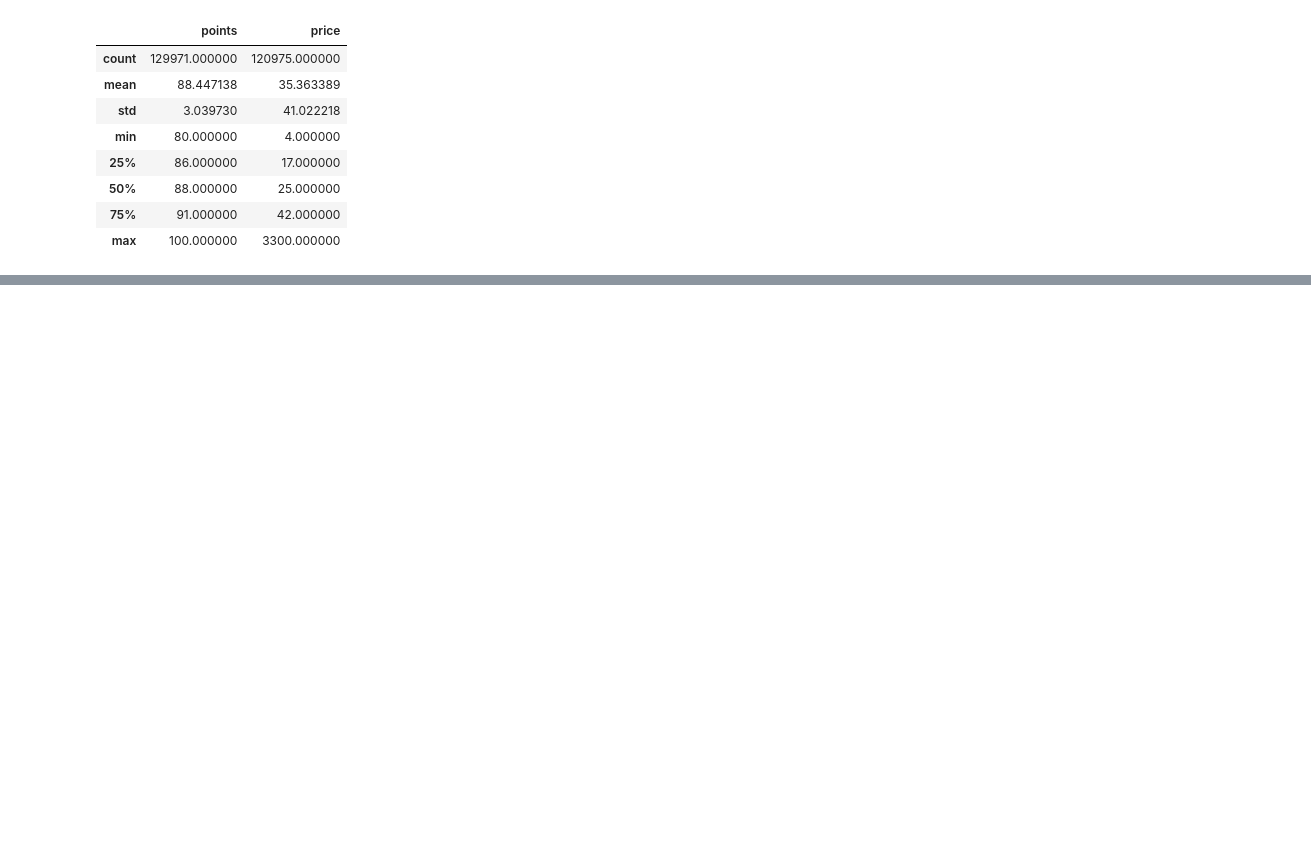
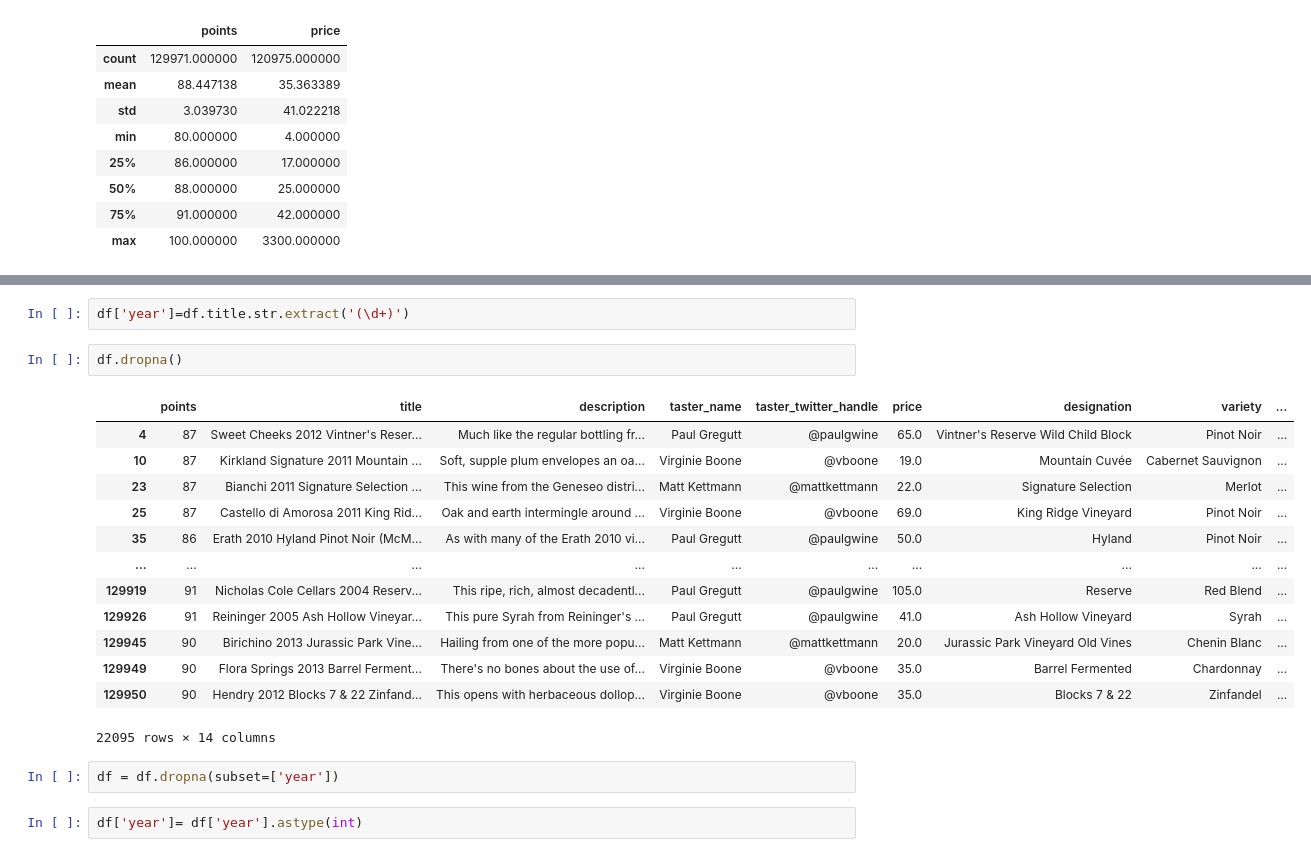
Before and after one commit to JordiSod/bright_toast, a Jupyter notebook: Untitled.ipynb, the cells around one changed output, grey strips where cells are left out. Drawn from its saved outputs; the diff is of its cells as text; blank space fills up the shorter version.

```diff
--- a/Untitled.ipynb
+++ b/Untitled.ipynb
@@ -64,0 +138,22 @@ df.describe()
+# %%
+df['year']=df.title.str.extract('(\d+)')
+# %%
+df.dropna()
+# %% [output]
+|  | points | title | description | taster_name | taster_twitter_handle | price | designation | variety | ... |
+| 4 | 87 | Sweet Cheeks 2012 Vintner's Reser... | Much like the regular bottling fr... | Paul Gregutt | @paulgwine | 65.0 | Vintner's Reserve Wild Child Block | Pinot Noir | ... |
+| 10 | 87 | Kirkland Signature 2011 Mountain ... | Soft, supple plum envelopes an oa... | Virginie Boone | @vboone | 19.0 | Mountain Cuvée | Cabernet Sauvignon | ... |
+| 23 | 87 | Bianchi 2011 Signature Selection ... | This wine from the Geneseo distri... | Matt Kettmann | @mattkettmann | 22.0 | Signature Selection | Merlot | ... |
+| 25 | 87 | Castello di Amorosa 2011 King Rid... | Oak and earth intermingle around ... | Virginie Boone | @vboone | 69.0 | King Ridge Vineyard | Pinot Noir | ... |
+| 35 | 86 | Erath 2010 Hyland Pinot Noir (McM... | As with many of the Erath 2010 vi... | Paul Gregutt | @paulgwine | 50.0 | Hyland | Pinot Noir | ... |
+| ... | ... | ... | ... | ... | ... | ... | ... | ... | ... |
+| 129919 | 91 | Nicholas Cole Cellars 2004 Reserv... | This ripe, rich, almost decadentl... | Paul Gregutt | @paulgwine | 105.0 | Reserve | Red Blend | ... |
+| 129926 | 91 | Reininger 2005 Ash Hollow Vineyar... | This pure Syrah from Reininger's ... | Paul Gregutt | @paulgwine | 41.0 | Ash Hollow Vineyard | Syrah | ... |
+| 129945 | 90 | Birichino 2013 Jurassic Park Vine... | Hailing from one of the more popu... | Matt Kettmann | @mattkettmann | 20.0 | Jurassic Park Vineyard Old Vines | Chenin Blanc | ... |
+| 129949 | 90 | Flora Springs 2013 Barrel Ferment... | There's no bones about the use of... | Virginie Boone | @vboone | 35.0 | Barrel Fermented | Chardonnay | ... |
+| 129950 | 90 | Hendry 2012 Blocks 7 & 22 Zinfand... | This opens with herbaceous dollop... | Virginie Boone | @vboone | 35.0 | Blocks 7 & 22 | Zinfandel | ... |
+22095 rows × 14 columns
+# %%
+df = df.dropna(subset=['year'])
+# %%
+df['year']= df['year'].astype(int)
```
Also changed, not shown: parts of 18 cells of this notebook, 6 other files.
